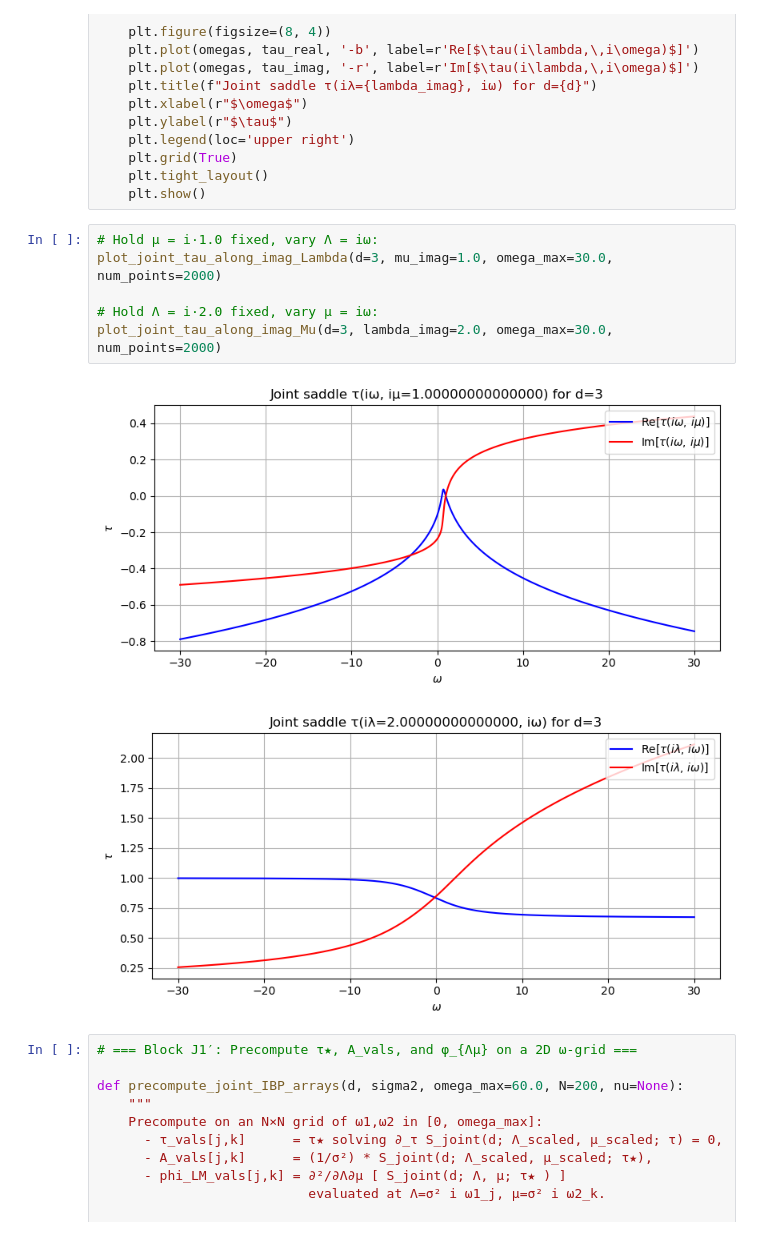
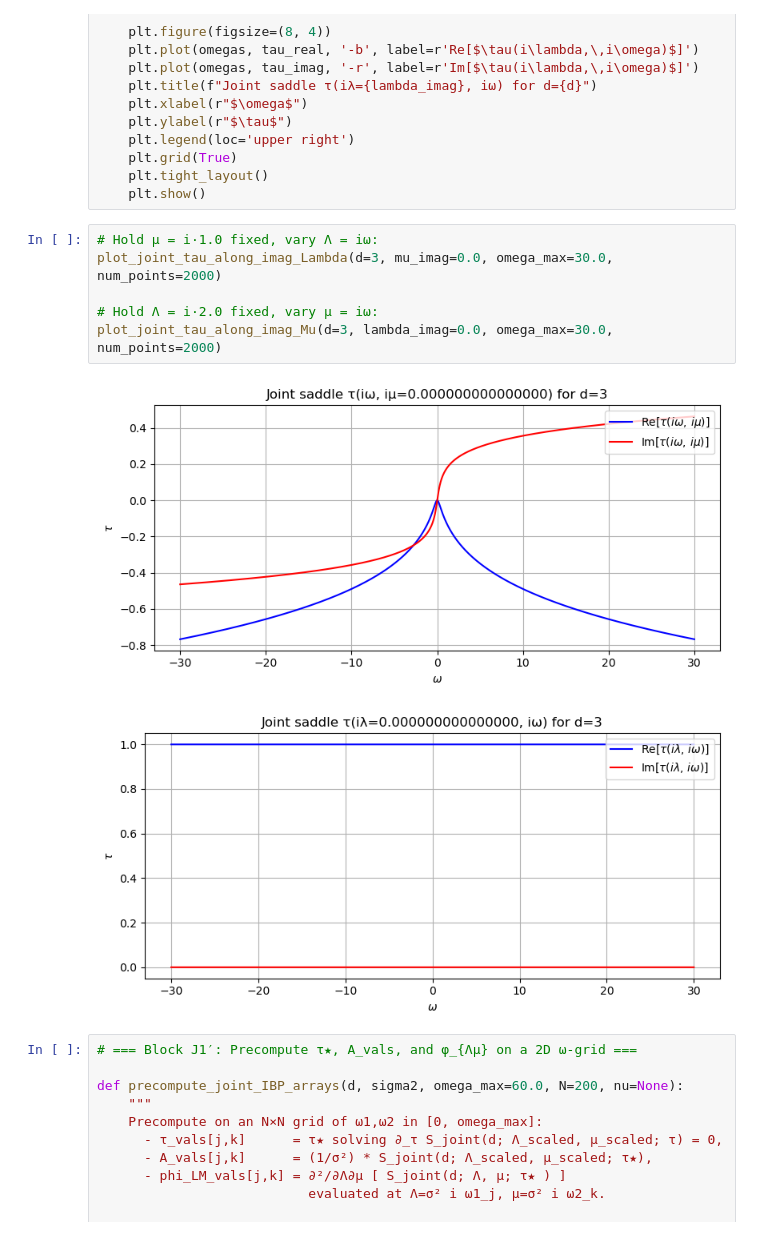
Before and after one commit to Puspaaa/LDP-LSSU, a Jupyter notebook: CGF_Joint - PDF.ipynb, the cells around one changed output. Cells and saved outputs as stored; diff of their text form.

```diff
--- a/CGF_Joint - PDF.ipynb
+++ b/CGF_Joint - PDF.ipynb
@@ -517,13 +521,13 @@ def plot_joint_tau_along_imag_Mu(d, lambda_imag=0.0, omega_max=30.0, num_points=
     plt.show()
 # %%
 # Hold μ = i·1.0 fixed, vary Λ = iω:
-plot_joint_tau_along_imag_Lambda(d=3, mu_imag=1.0, omega_max=30.0, num_points=2000)
+plot_joint_tau_along_imag_Lambda(d=3, mu_imag=0.0, omega_max=30.0, num_points=2000)
 
 # Hold Λ = i·2.0 fixed, vary μ = iω:
-plot_joint_tau_along_imag_Mu(d=3, lambda_imag=2.0, omega_max=30.0, num_points=2000)
+plot_joint_tau_along_imag_Mu(d=3, lambda_imag=0.0, omega_max=30.0, num_points=2000)
 # %% [output]
-[figure, old version]
+[figure, new version]
-[figure, old version]
+[figure, new version]
 # %%
 # === Block J1′: Precompute τ★, A_vals, and φ_{Λμ} on a 2D ω‐grid ===
 
```
Also changed, not shown: parts of 8 cells of this notebook.
